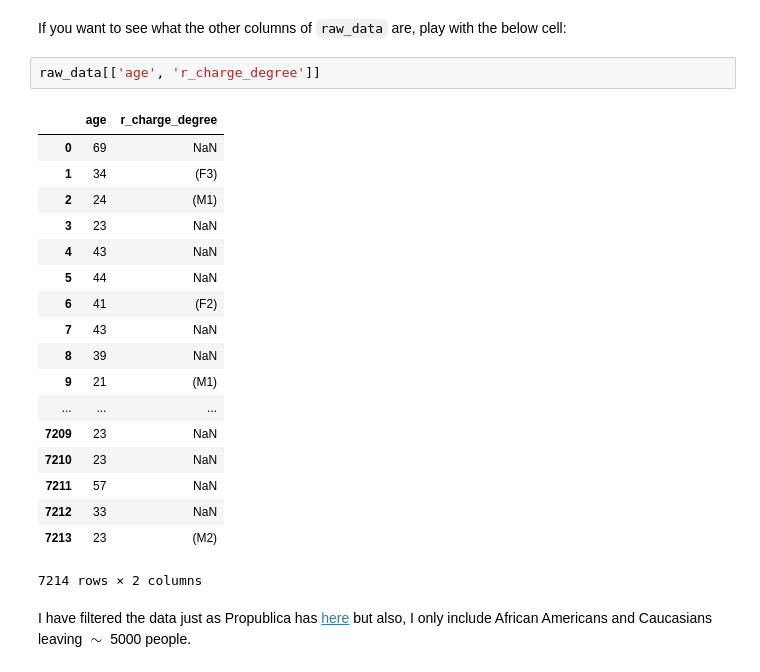
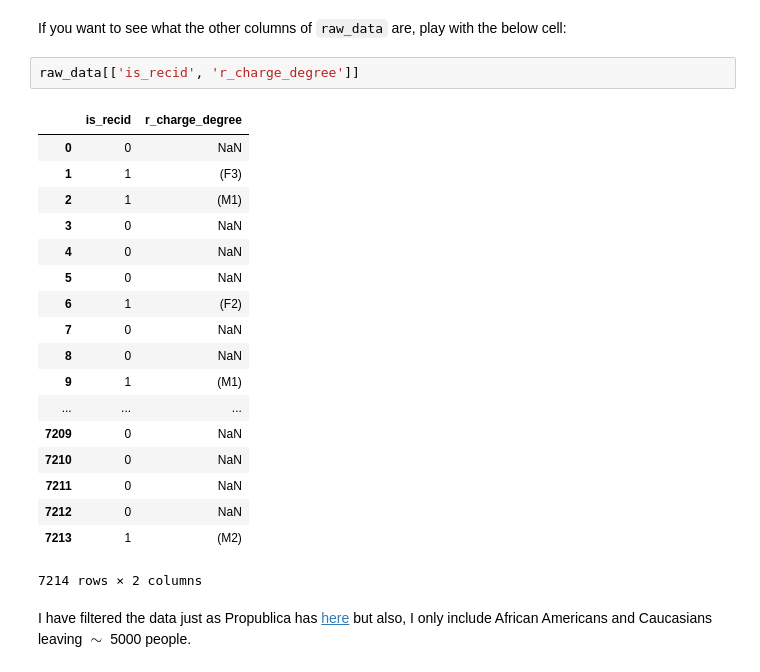
Before and after one commit to Amandarg/debias, a Jupyter notebook: COMPAS_debias_experiments.ipynb, the cells around one changed output. Saved outputs shown, nothing was run; the diff lists cells and outputs as text.

```diff
--- a/COMPAS_debias_experiments.ipynb
+++ b/COMPAS_debias_experiments.ipynb
@@ -94,25 +94,25 @@ allowed_factors
 # %% [markdown]
 If you want to see what the other columns of `raw_data` are, play with the below cell:
 # %%
-raw_data[['age', 'r_charge_degree']]
+raw_data[['is_recid', 'r_charge_degree']]
 # %% [output]
-|  | age | r_charge_degree |
-| 0 | 69 | NaN |
-| 1 | 34 | (F3) |
-| 2 | 24 | (M1) |
-| 3 | 23 | NaN |
-| 4 | 43 | NaN |
-| 5 | 44 | NaN |
-| 6 | 41 | (F2) |
-| 7 | 43 | NaN |
-| 8 | 39 | NaN |
-| 9 | 21 | (M1) |
+|  | is_recid | r_charge_degree |
+| 0 | 0 | NaN |
+| 1 | 1 | (F3) |
+| 2 | 1 | (M1) |
+| 3 | 0 | NaN |
+| 4 | 0 | NaN |
+| 5 | 0 | NaN |
+| 6 | 1 | (F2) |
+| 7 | 0 | NaN |
+| 8 | 0 | NaN |
+| 9 | 1 | (M1) |
 | ... | ... | ... |
-| 7209 | 23 | NaN |
-| 7210 | 23 | NaN |
-| 7211 | 57 | NaN |
-| 7212 | 33 | NaN |
-| 7213 | 23 | (M2) |
+| 7209 | 0 | NaN |
+| 7210 | 0 | NaN |
+| 7211 | 0 | NaN |
+| 7212 | 0 | NaN |
+| 7213 | 1 | (M2) |
 7214 rows × 2 columns
 # %% [markdown]
 I have filtered the data just as Propublica has [here](https://github.com/propublica/compas-analysis/blob/master/Compas%20Analysis.ipynb) but also, I only include African Americans and Caucasians leaving $\sim$ 5000 people.
```
Also changed, not shown: parts of 7 cells of this notebook.
